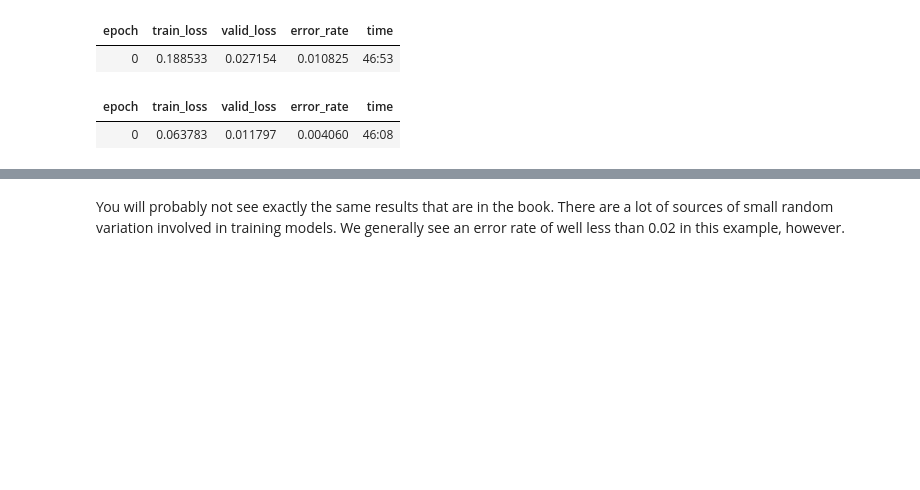
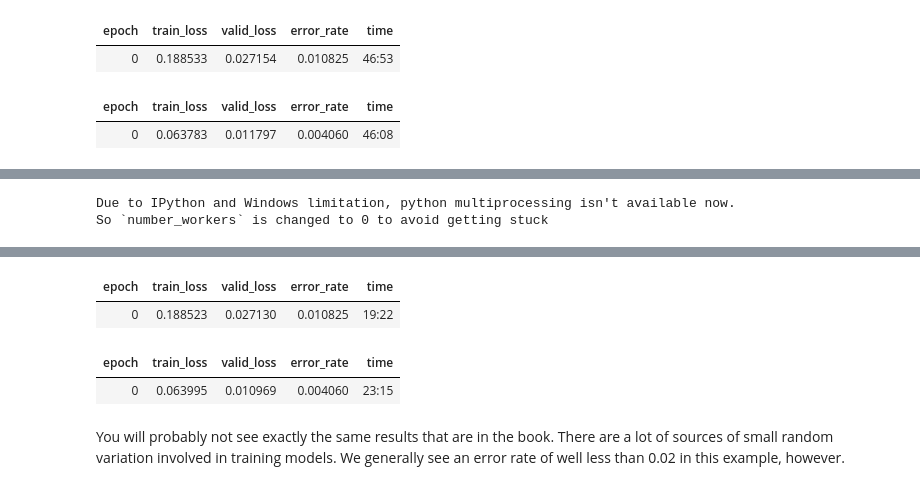
Before and after one commit to montybbk/fastbook, a Jupyter notebook: 01_intro.ipynb, the cells around one changed output, grey strips where cells are left out. Drawn from its saved outputs; the diff is of its cells as text; code cells hidden in the pictures; blank space fills up the shorter version.

```diff
--- a/01_intro.ipynb
+++ b/01_intro.ipynb
@@ -243,3 +243,18 @@ Downloading: "https://download.pytorch.org/models/resnet34-b627a593.pth" to C:\U
 | 0 | 0.188533 | 0.027154 | 0.010825 | 46:53 |
 | epoch | train_loss | valid_loss | error_rate | time |
 | 0 | 0.063783 | 0.011797 | 0.004060 | 46:08 |
+# %%
+#id first_training ## Run from home laptop cpu i7 16gb ram
+#caption Results from the first training
+# CLICK ME
+from fastai.vision.all import *
+path = untar_data(URLs.PETS)/'images'
+
+def is_cat(x): return x[0].isupper()
+dls = ImageDataLoaders.from_name_func(
+    path, get_image_files(path), valid_pct=0.2, seed=42,
+    label_func=is_cat, item_tfms=Resize(224))
+
+learn = cnn_learner(dls, resnet34, metrics=error_rate)
+learn.fine_tune(1)
+# %% [output]
@@ -245,0 +262,2 @@ Downloading: "https://download.pytorch.org/models/resnet34-b627a593.pth" to C:\U
+Due to IPython and Windows limitation, python multiprocessing isn't available now.
+So `number_workers` is changed to 0 to avoid getting stuck
@@ -246,3 +265,7 @@ Downloading: "https://download.pytorch.org/models/resnet34-b627a593.pth" to C:\U
+| epoch | train_loss | valid_loss | error_rate | time |
+| 0 | 0.188523 | 0.027130 | 0.010825 | 19:22 |
+| epoch | train_loss | valid_loss | error_rate | time |
+| 0 | 0.063995 | 0.010969 | 0.004060 | 23:15 |
 # %% [markdown]
 You will probably not see exactly the same results that are in the book. There are a lot of sources of small random variation involved in training models. We generally see an error rate of well less than 0.02 in this example, however.
 # %% [markdown]
```
Also changed, not shown: parts of 1 cell of this notebook.
